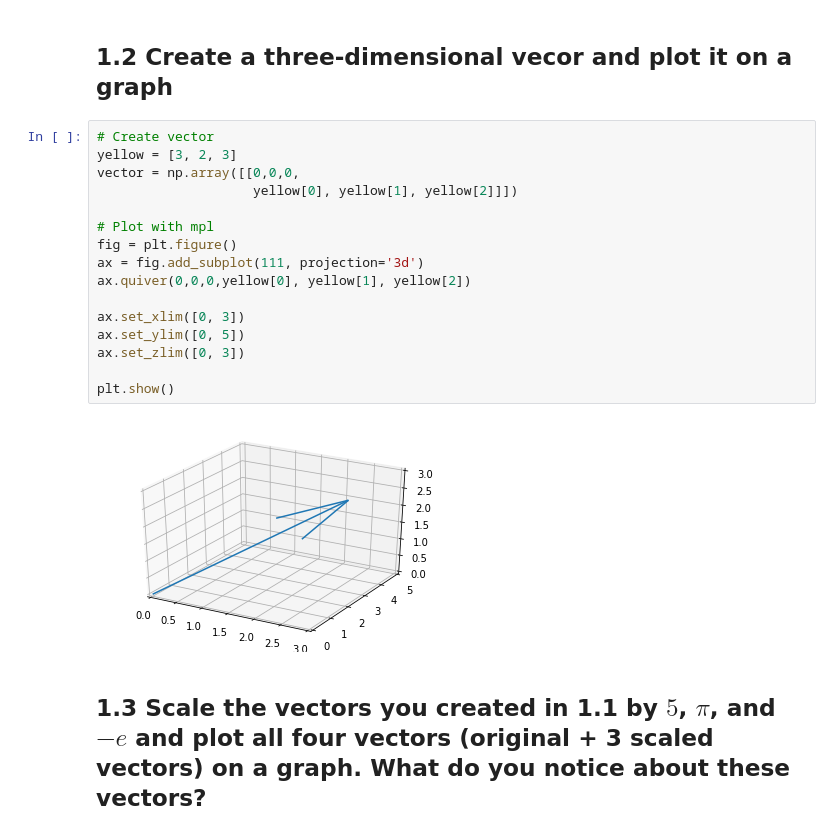
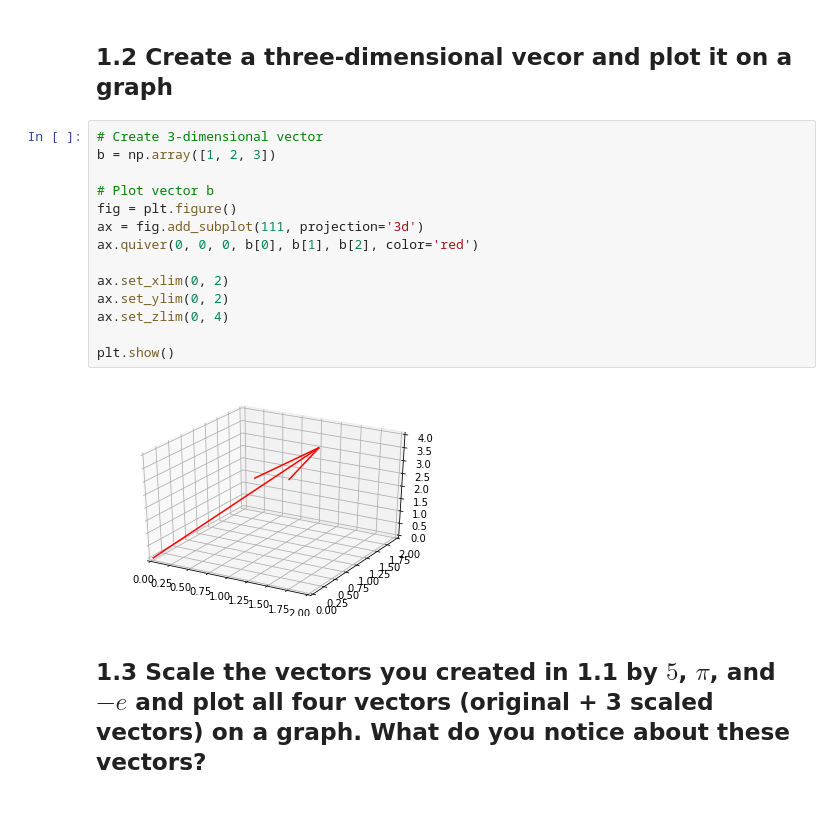
Before and after one commit to ericaburdett/DS-Unit-1-Sprint-3-Linear-Algebra, a Jupyter notebook: module1-vectors-and-matrices/131_Vectors_and_Matrices_Assignment.ipynb, the cells around one changed output. Cells and saved outputs as stored; diff of their text form.

```diff
--- a/module1-vectors-and-matrices/131_Vectors_and_Matrices_Assignment.ipynb
+++ b/module1-vectors-and-matrices/131_Vectors_and_Matrices_Assignment.ipynb
@@ -32,23 +32,21 @@ plt.show()
 # %% [markdown]
 ## 1.2 Create a three-dimensional vecor and plot it on a graph
 # %%
-# Create vector
-yellow = [3, 2, 3]
-vector = np.array([[0,0,0,
-                    yellow[0], yellow[1], yellow[2]]])
+# Create 3-dimensional vector
+b = np.array([1, 2, 3])
 
-# Plot with mpl
+# Plot vector b
 fig = plt.figure()
 ax = fig.add_subplot(111, projection='3d')
-ax.quiver(0,0,0,yellow[0], yellow[1], yellow[2])
+ax.quiver(0, 0, 0, b[0], b[1], b[2], color='red')
 
-ax.set_xlim([0, 3])
-ax.set_ylim([0, 5])
-ax.set_zlim([0, 3])
+ax.set_xlim(0, 2)
+ax.set_ylim(0, 2)
+ax.set_zlim(0, 4)
 
 plt.show()
 # %% [output]
-[figure, old version]
+[figure, new version]
 # %% [markdown]
 ## 1.3 Scale the vectors you created in 1.1 by $5$, $\pi$, and $-e$ and plot all four vectors (original + 3 scaled vectors) on a graph. What do you notice about these vectors?
 # %%
```
Also changed, not shown: parts of 34 cells of this notebook.
